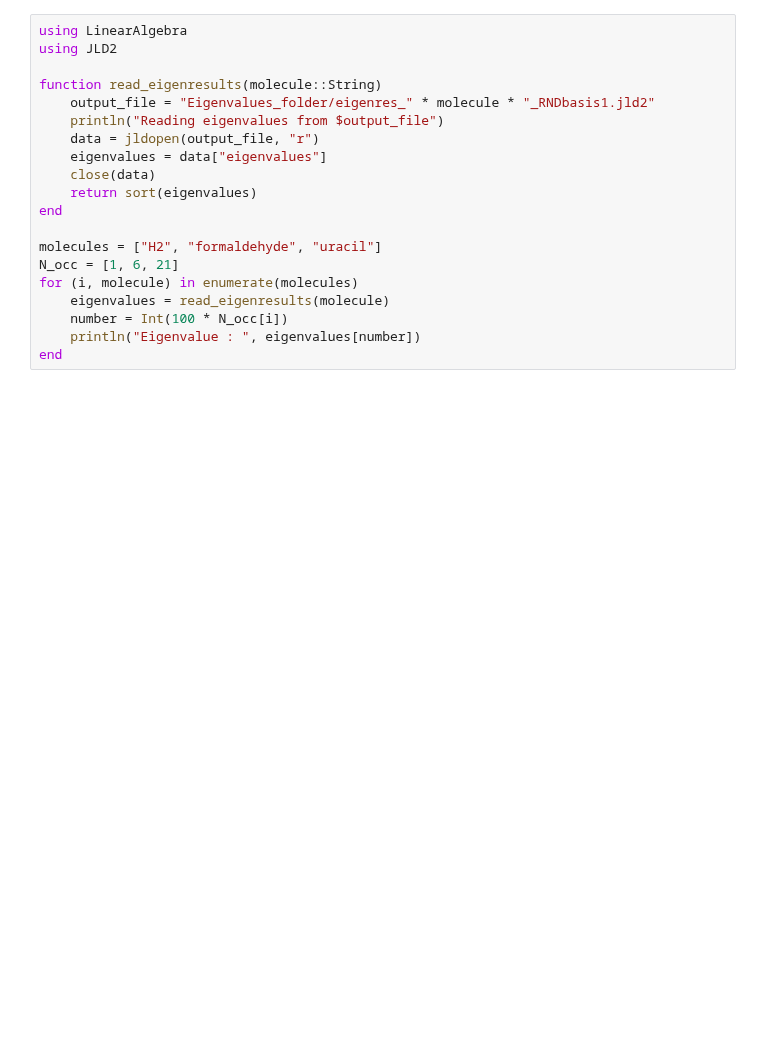
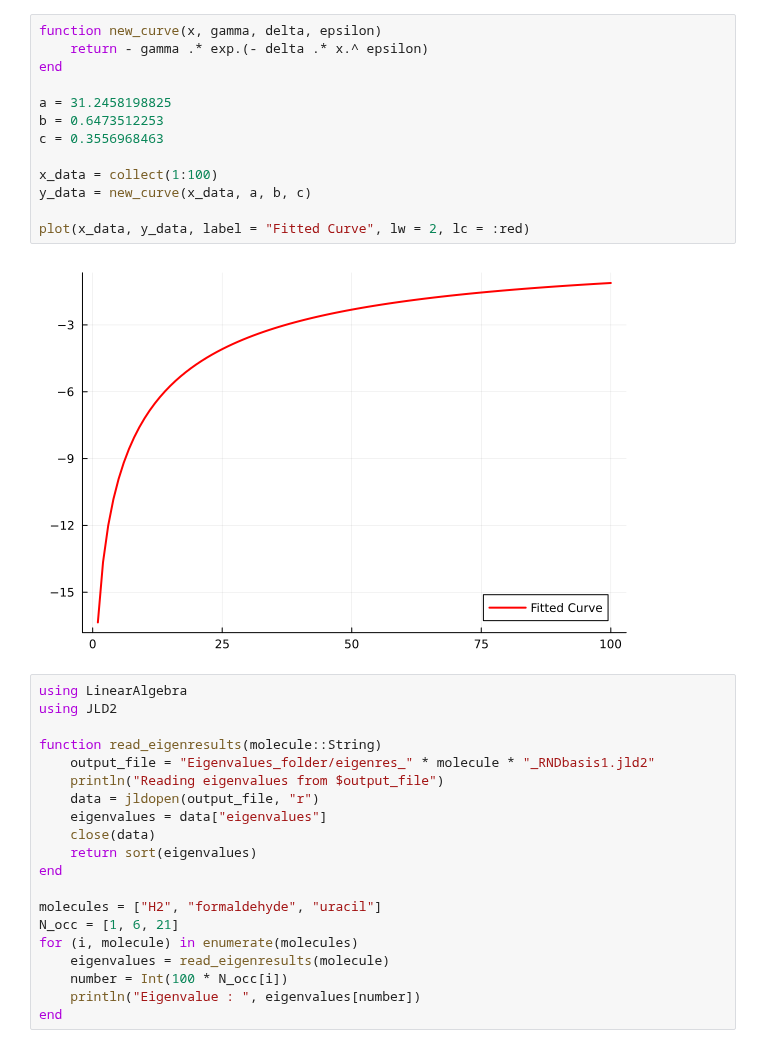
Before and after one commit to framere/Final_codes_MA, a Jupyter notebook: test_julia.ipynb, the cells around one changed output. Cells and saved outputs as stored; diff of their text form; blank space fills up the shorter version.

```diff
--- a/test_julia.ipynb
+++ b/test_julia.ipynb
@@ -22,3 +37,18 @@ end
+# %%
+function new_curve(x, gamma, delta, epsilon)
+    return - gamma .* exp.(- delta .* x.^ epsilon)
+end
+
+a = 31.2458198825
+b = 0.6473512253
+c = 0.3556968463
+
+x_data = collect(1:100)
+y_data = new_curve(x_data, a, b, c)
+
+plot(x_data, y_data, label = "Fitted Curve", lw = 2, lc = :red)
+# %% [output]
+[figure, added]
 # %%
 using LinearAlgebra
 using JLD2
```
Also changed, not shown: parts of 4 cells of this notebook, 18 other files.
